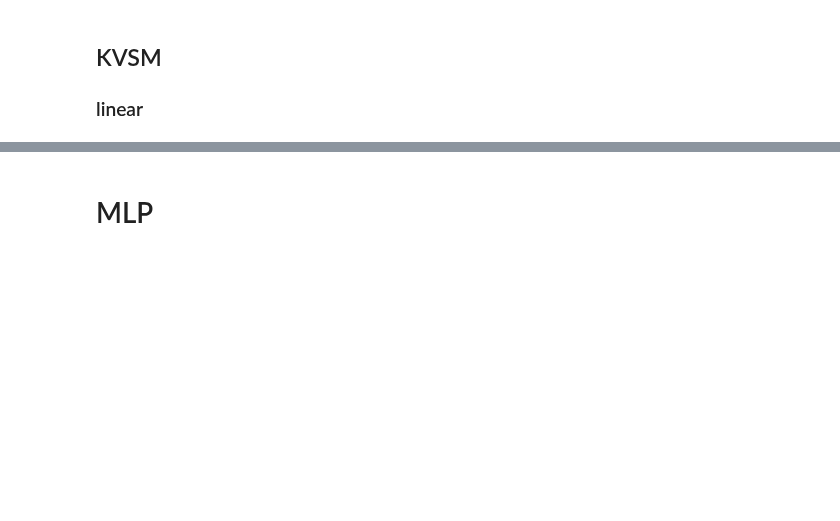
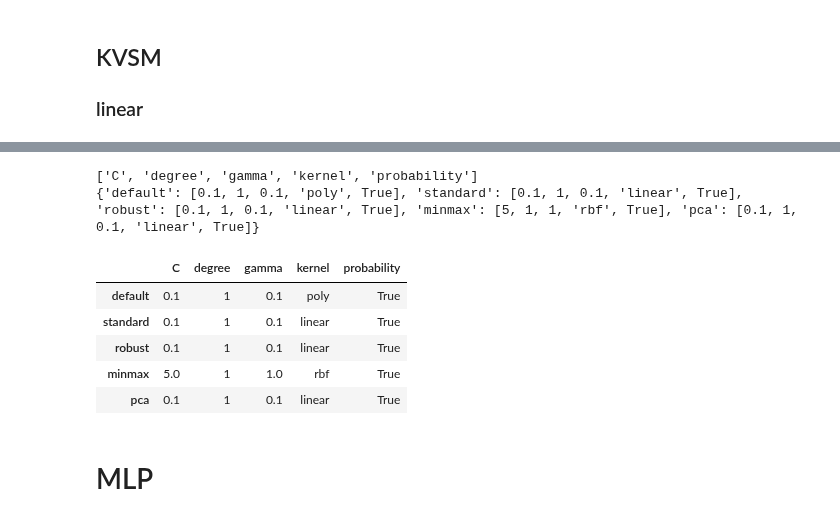
Before and after one commit to jasonmrimer/cse590-machine-learning, a Jupyter notebook: final-project/pipelines/curation with feature selection v2.ipynb, the cells around one changed output, grey strips where cells are left out. Cells and saved outputs as stored; diff of their text form; code cells hidden in the pictures; blank space fills up the shorter version.

```diff
--- a/final-project/pipelines/curation with feature selection v2.ipynb
+++ b/final-project/pipelines/curation with feature selection v2.ipynb
@@ -614,3 +682,14 @@ pd.DataFrame(ksvm_scores_refined)
+# %%
+display_grid_results(ksvm_linear_grid_results_refined)
+# %% [output]
+['C', 'degree', 'gamma', 'kernel', 'probability']
+{'default': [0.1, 1, 0.1, 'poly', True], 'standard': [0.1, 1, 0.1, 'linear', True], 'robust': [0.1, 1, 0.1, 'linear', True], 'minmax': [5, 1, 1, 'rbf', True], 'pca': [0.1, 1, 0.1, 'linear', True]}
+|  | C | degree | gamma | kernel | probability |
+| default | 0.1 | 1 | 0.1 | poly | True |
+| standard | 0.1 | 1 | 0.1 | linear | True |
+| robust | 0.1 | 1 | 0.1 | linear | True |
+| minmax | 5.0 | 1 | 1.0 | rbf | True |
+| pca | 0.1 | 1 | 0.1 | linear | True |
 # %% [markdown]
 # MLP
 # %%
```
Also changed, not shown: parts of 12 cells of this notebook, 4 other files.
